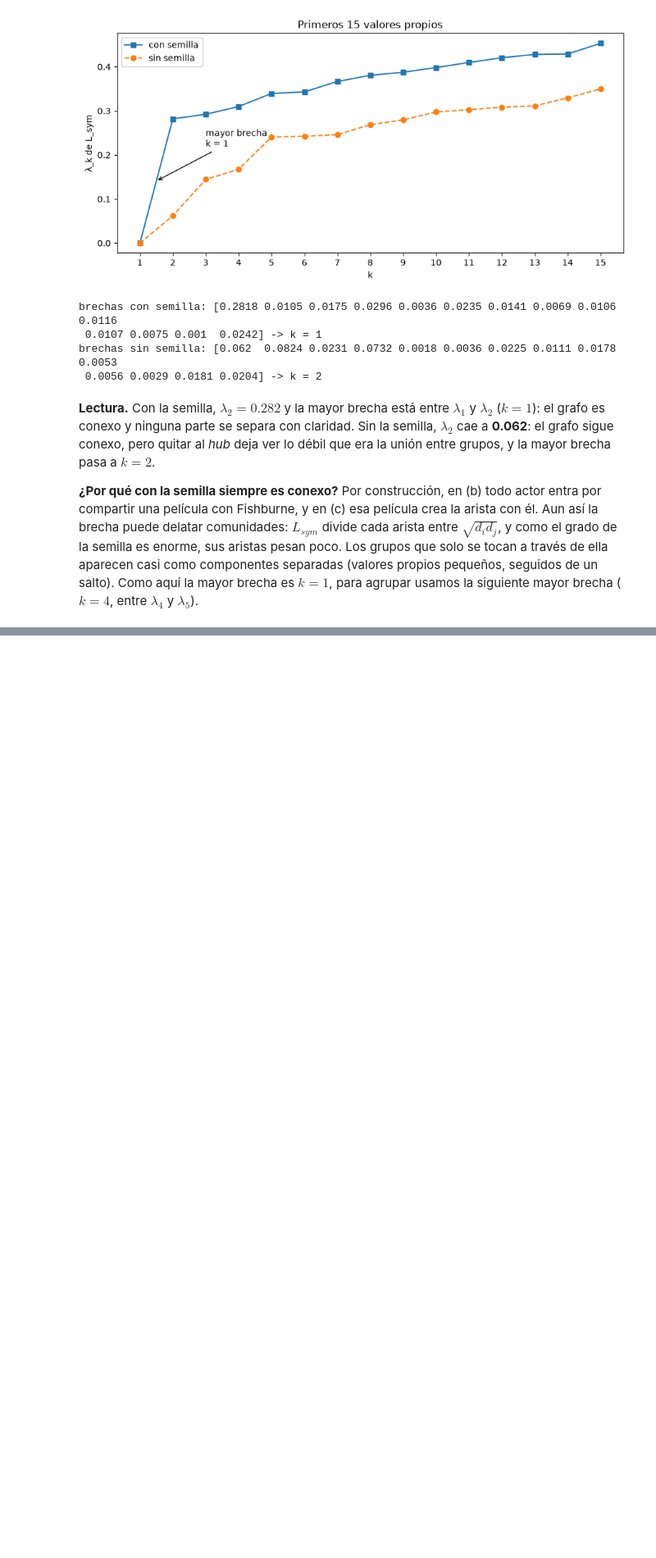
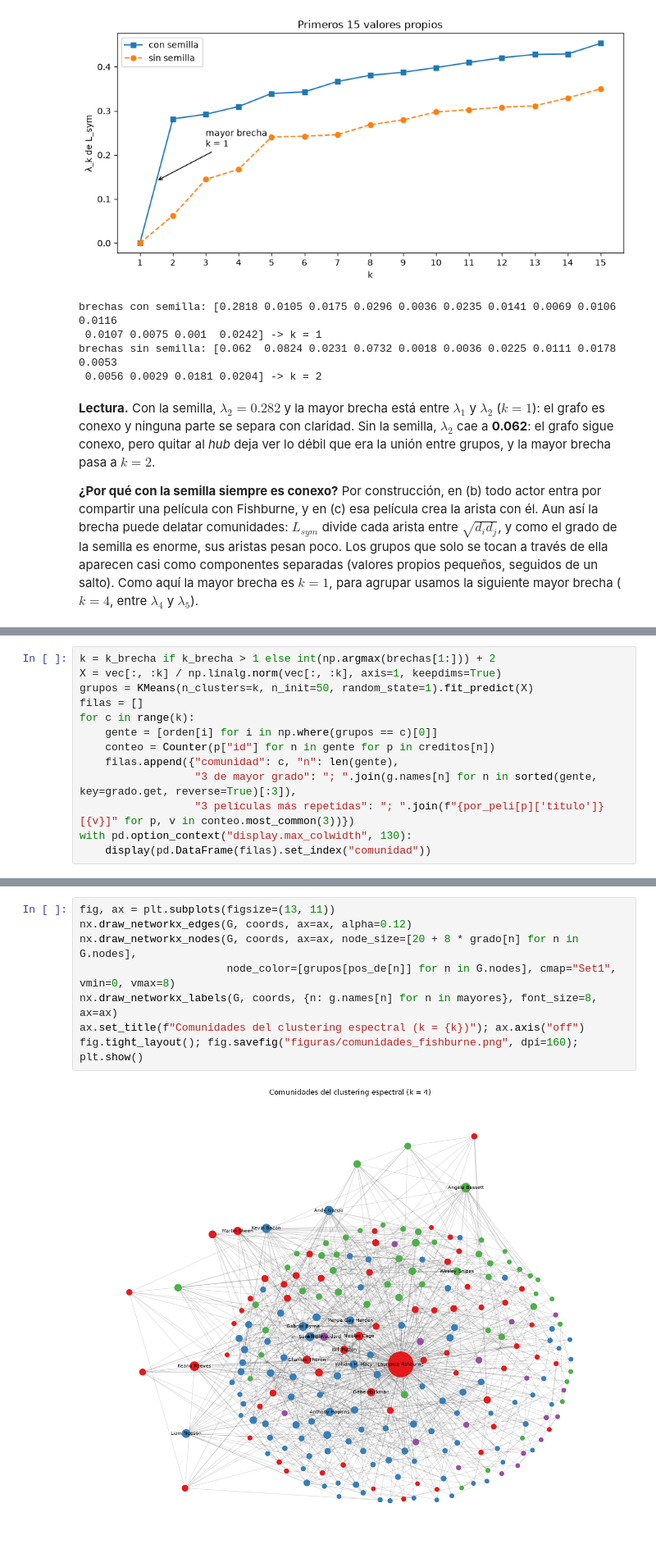
Before and after one commit to NohelEstradaP/grafo-colaboracion-laurence-fishburne, a Jupyter notebook: fishburne.ipynb, the cells around one changed output, grey strips where cells are left out. Shown at 82% size. Cells and saved outputs as stored; diff of their text form; blank space fills up the shorter version.

Commit message:
Comunidades, vector de Fiedler y centralidad

```diff
--- a/fishburne.ipynb
+++ b/fishburne.ipynb
@@ -238,0 +241,13 @@ brecha es $k=1$, para agrupar usamos la siguiente mayor brecha ($k = 4$, entre $
+# %%
+k = k_brecha if k_brecha > 1 else int(np.argmax(brechas[1:])) + 2
+X = vec[:, :k] / np.linalg.norm(vec[:, :k], axis=1, keepdims=True)
+grupos = KMeans(n_clusters=k, n_init=50, random_state=1).fit_predict(X)
+filas = []
+for c in range(k):
+    gente = [orden[i] for i in np.where(grupos == c)[0]]
+    conteo = Counter(p["id"] for n in gente for p in creditos[n])
+    filas.append({"comunidad": c, "n": len(gente),
+                  "3 de mayor grado": "; ".join(g.names[n] for n in sorted(gente, key=grado.get, reverse=True)[:3]),
+                  "3 películas más repetidas": "; ".join(f"{por_peli[p]['titulo']} [{v}]" for p, v in conteo.most_common(3))})
+with pd.option_context("display.max_colwidth", 130):
+    display(pd.DataFrame(filas).set_index("comunidad"))
@@ -238,0 +261,10 @@ brecha es $k=1$, para agrupar usamos la siguiente mayor brecha ($k = 4$, entre $
+# %%
+fig, ax = plt.subplots(figsize=(13, 11))
+nx.draw_networkx_edges(G, coords, ax=ax, alpha=0.12)
+nx.draw_networkx_nodes(G, coords, ax=ax, node_size=[20 + 8 * grado[n] for n in G.nodes],
+                       node_color=[grupos[pos_de[n]] for n in G.nodes], cmap="Set1", vmin=0, vmax=8)
+nx.draw_networkx_labels(G, coords, {n: g.names[n] for n in mayores}, font_size=8, ax=ax)
+ax.set_title(f"Comunidades del clustering espectral (k = {k})"); ax.axis("off")
+fig.tight_layout(); fig.savefig("figuras/comunidades_fishburne.png", dpi=160); plt.show()
+# %% [output]
+[figure, added]
```
Also changed, not shown: parts of 9 cells of this notebook, 1 other file.
